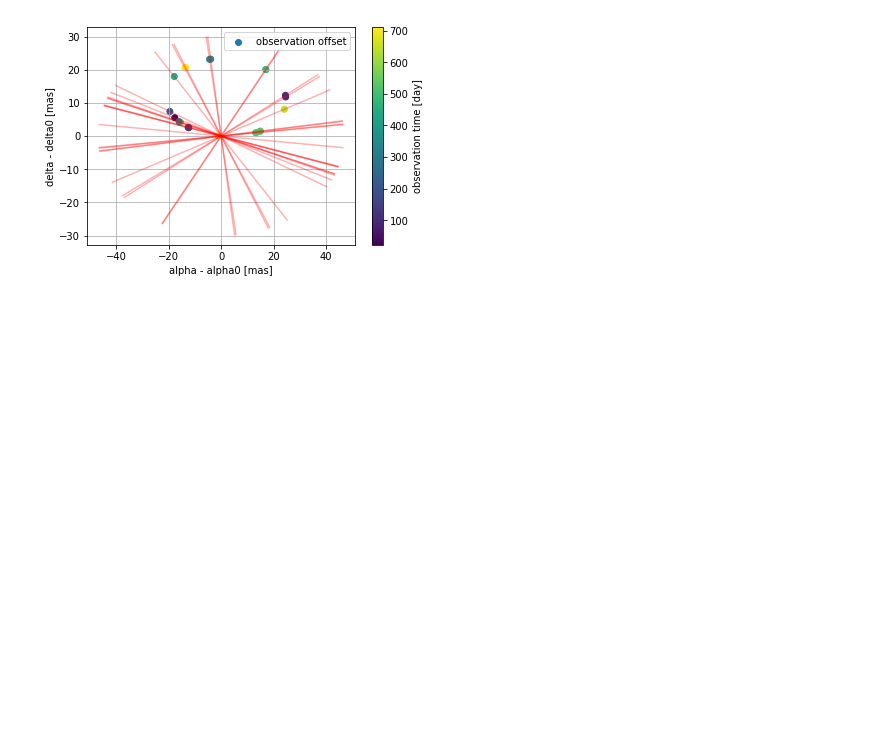
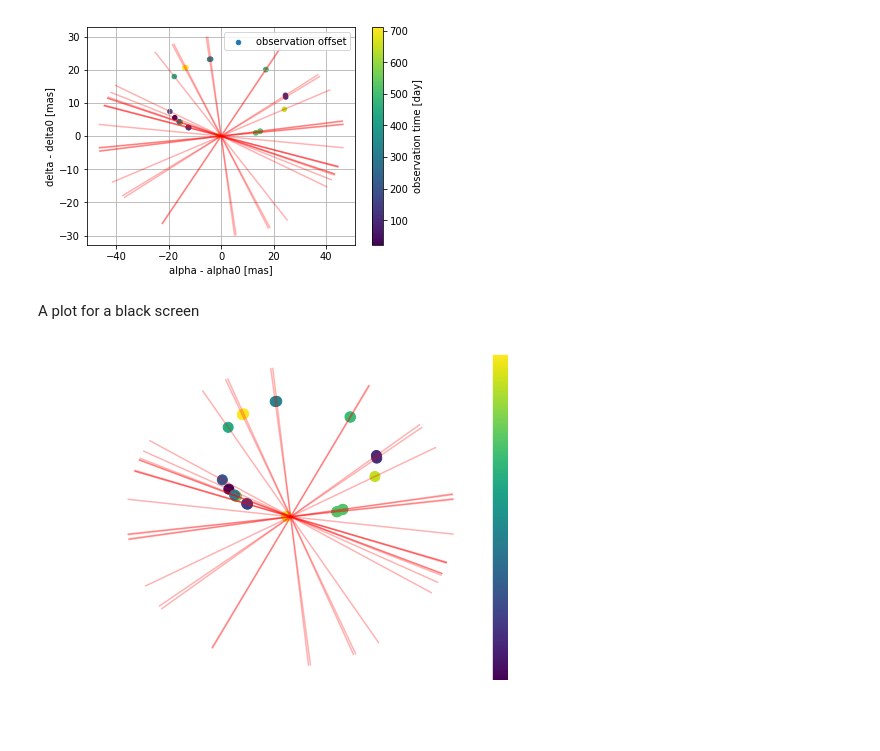
Before and after one commit to bombrun/GaiaLab, a Jupyter notebook: notebooks/alex/test_source_3.ipynb, the cells around one changed output. Saved outputs shown, nothing was run; the diff lists cells and outputs as text; code cells hidden in the pictures; blank space fills up the shorter version.

```diff
--- a/notebooks/alex/test_source_3.ipynb
+++ b/notebooks/alex/test_source_3.ipynb
@@ -124,6 +133,7 @@ def compute_design_equation(true_source,calc_source,observation_times,eta_offset
     param true_source : the parameters of the true source
     param calc_source : the parameters of the estimated source
     param observation_times : scanner observation times
+    param eta_offset : the observation bias function
     returns : dR_ds_AL, dR_ds_AC, R_AL, R_AC, FA(phi_obs, zeta_obs,phi_calc, zeta_calc)
     """
     alpha0 = calc_source.s_params[0]
@@ -184,10 +194,10 @@ def toSource(calculated_Source,name):
     print([alpha0, delta0, varpi, muAlpha, muDelta])
     return Source(name, alpha0, delta0, varpi, muAlpha, muDelta, 0, func_color=zero_color, mean_color=0 )
 
-def plot_sky_observations(sat, source, obs_times, offset_mas):
+def plot_sky_observations(sat, source, obs_times, offset_mas,s=20,withLegend=False):
     positions = []
     for i, t in enumerate(obs_times):
-        # scan position
+        # scan direction
         half_interval = 1 * 1/24/60/60/1000 # 1ms
         scan_position = []
         for ti in np.linspace(t-half_interval, t+half_interval, num=3):
@@ -199,14 +209,15 @@ def plot_sky_observations(sat, source, obs_times, offset_mas):
 
     offset_position = []
     for i, t in enumerate(obs_times):
-        # offset
+        # observation offset
         offset_day = offset_mas[i]/sat.wz
         my_a,my_d = ft.vector_to_alpha_delta(aplots.get_obs_in_CoMRS(source, sat, t+offset_day))
         offset_position.append([my_a-source.alpha,my_d-source.delta])
     offset_position = np.array(offset_position)/const.rad_per_mas
-    plt.scatter(offset_position[:,0],offset_position[:,1],c = obs_times,label="observation offset")
+    plt.scatter(offset_position[:,0],offset_position[:,1],c = obs_times,label="observation offset",s=s)
     plt.colorbar(label="observation time [day]")
-    plt.legend()
+    if withLegend :
+        plt.legend()
     plt.grid()
     plt.xlabel("alpha - alpha0 [mas]")
     plt.ylabel("delta - delta0 [mas]")
@@ -427,3 +441,19 @@ dR_ds_AL, dR_ds_AC, R_AL, R_AC, FA, O_AL = compute_design_equation(LQSO,calc_s,s
 plot_sky_observations(gaia,LQSO,scanner.obs_times,O_AL)
 # %% [output]
 [figure]
+# %% [markdown]
+A plot for a black screen
+# %%
+with plt.rc_context({'axes.edgecolor':'white',
+                     'text.color':'white',
+                     'axes.labelcolor':'white',
+                     'xtick.color':'white',
+                     'ytick.color':'white',
+                     'figure.facecolor':'white',
+                     'font.size':18}):
+    fig = plt.figure(figsize=(8,6))
+    plot_sky_observations(gaia,LQSO,scanner.obs_times,O_AL,100)
+    plt.grid()
+    fig.savefig('example.png', transparent=True)
+# %% [output]
+[figure, added]
```
Also changed, not shown: parts of 15 cells of this notebook.
